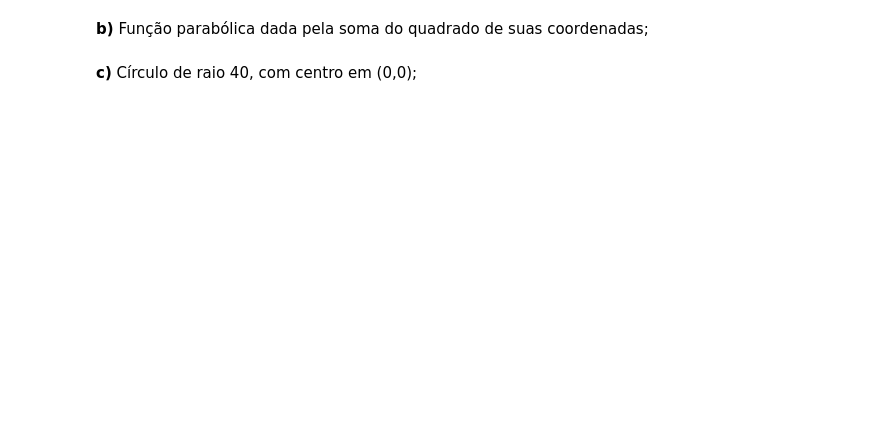
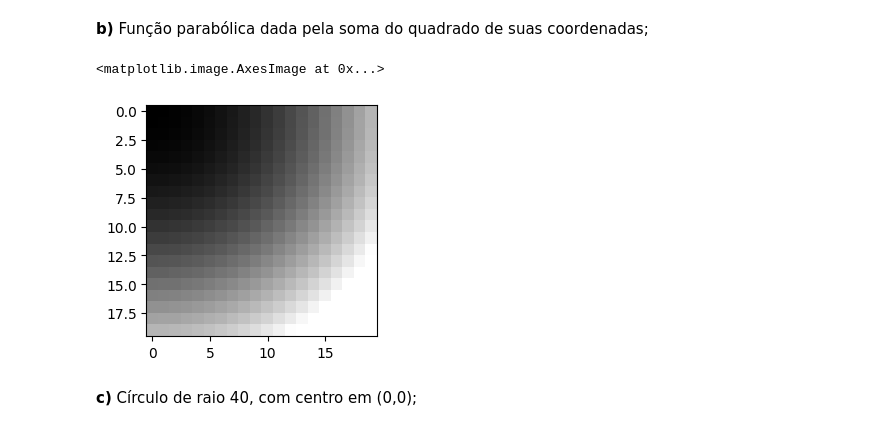
Before and after one commit to UNICAMP-EA979/2026s1-pi01-numpy-TZShinobi, a Jupyter notebook: Atividade.ipynb, the cells around one changed output. Saved outputs shown, nothing was run; the diff lists cells and outputs as text; code cells hidden in the pictures; blank space fills up the shorter version.

```diff
--- a/Atividade.ipynb
+++ b/Atividade.ipynb
@@ -491,2 +554,13 @@ Baseando-se no tutorial sobre as funções [indices e meshgrid](https://github.c
+# %%
+r,c = np.indices((20, 20))
+f = r**2 + c**2
+
+grafico = f/2
+
+plt.figure(figsize = (3,3))
+plt.imshow(grafico,vmin=0, vmax=255, cmap='gray')
+# %% [output]
+<matplotlib.image.AxesImage at 0x...>
+[figure, added]
 # %% [markdown]
 **c)** Círculo de raio 40, com centro em (0,0);
```
Also changed, not shown: parts of 18 cells of this notebook.
